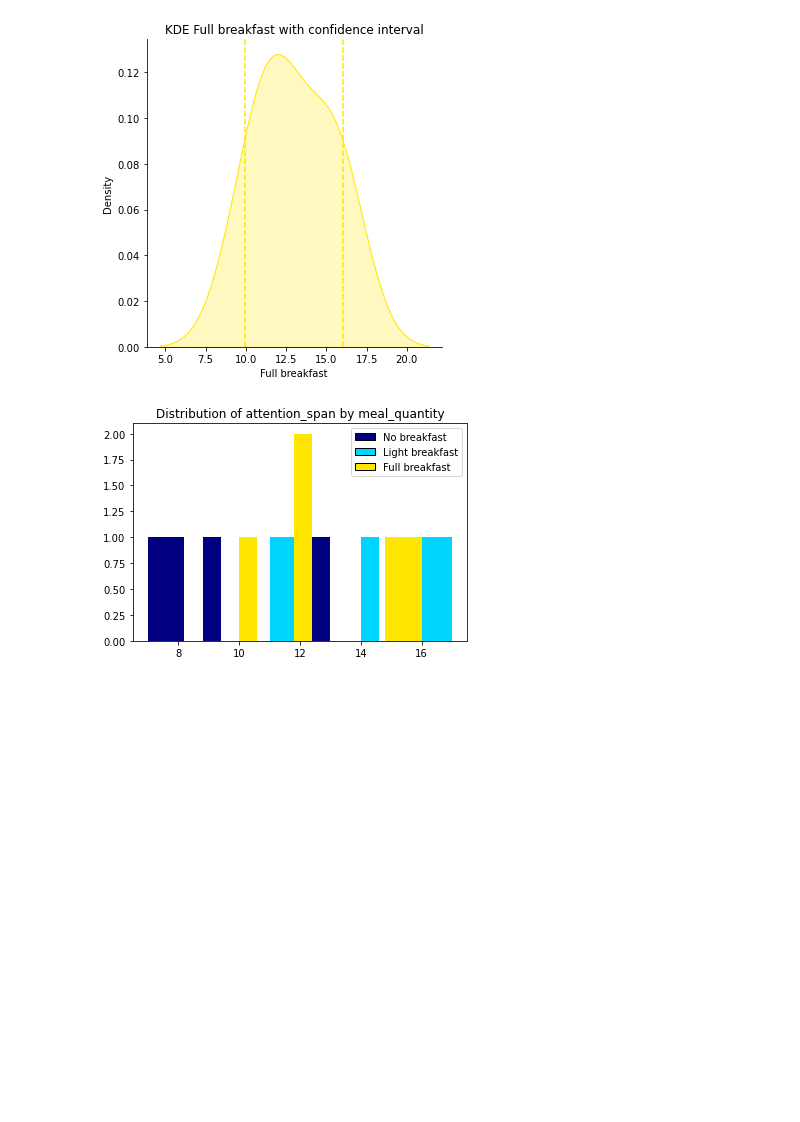
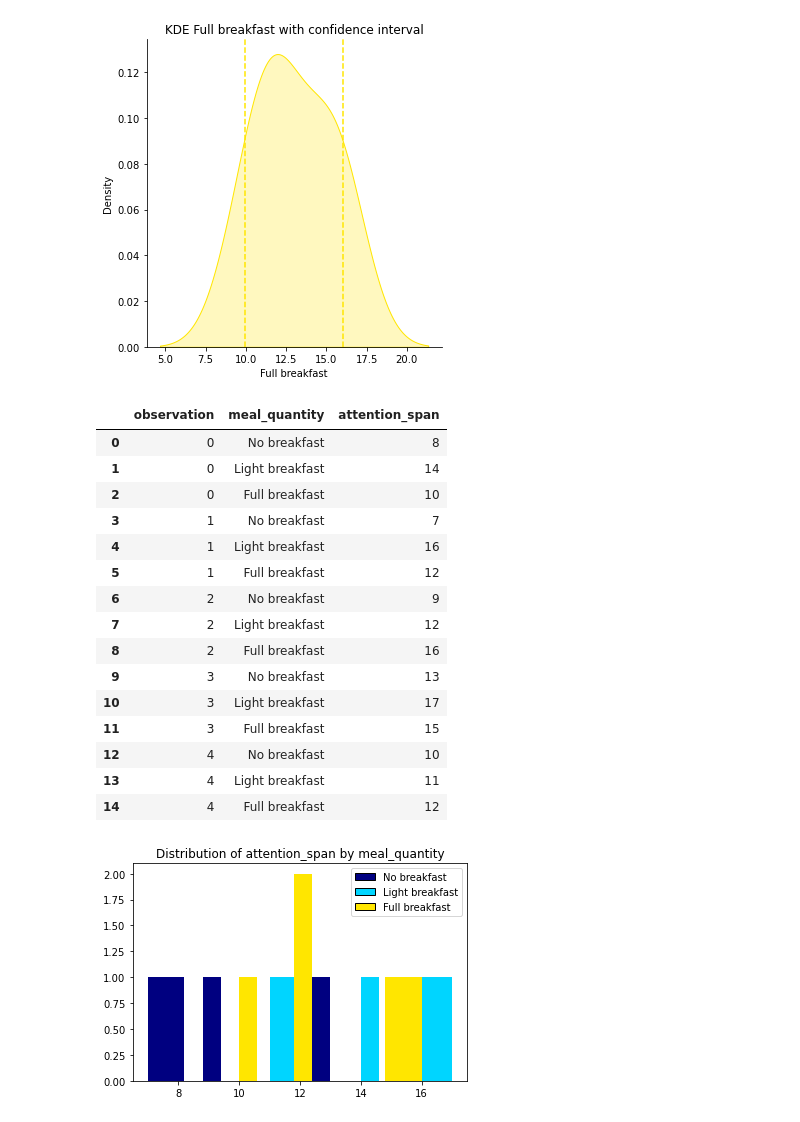
Before and after one commit to bledem/RunAnova, a Jupyter notebook: notebooks/example_oneway_breakfast_test.ipynb, the cells around one changed output. Saved outputs shown, nothing was run; the diff lists cells and outputs as text; code cells hidden in the pictures; blank space fills up the shorter version.

```diff
--- a/oneway_anova.ipynb
+++ b/notebooks/example_oneway_breakfast_test.ipynb
@@ -37,6 +40,25 @@ For a level of confidence of 0.95
 [figure]
 [figure]
 [figure]
+# %%
+anov.stack_df
+# %% [output]
+|  | observation | meal_quantity | attention_span |
+| 0 | 0 | No breakfast | 8 |
+| 1 | 0 | Light breakfast | 14 |
+| 2 | 0 | Full breakfast | 10 |
+| 3 | 1 | No breakfast | 7 |
+| 4 | 1 | Light breakfast | 16 |
+| 5 | 1 | Full breakfast | 12 |
+| 6 | 2 | No breakfast | 9 |
+| 7 | 2 | Light breakfast | 12 |
+| 8 | 2 | Full breakfast | 16 |
+| 9 | 3 | No breakfast | 13 |
+| 10 | 3 | Light breakfast | 17 |
+| 11 | 3 | Full breakfast | 15 |
+| 12 | 4 | No breakfast | 10 |
+| 13 | 4 | Light breakfast | 11 |
+| 14 | 4 | Full breakfast | 12 |
 # %%
 anov.show_distribution()
 # %% [output]
```
Also changed, not shown: parts of 4 cells of this notebook, 19 other files.
